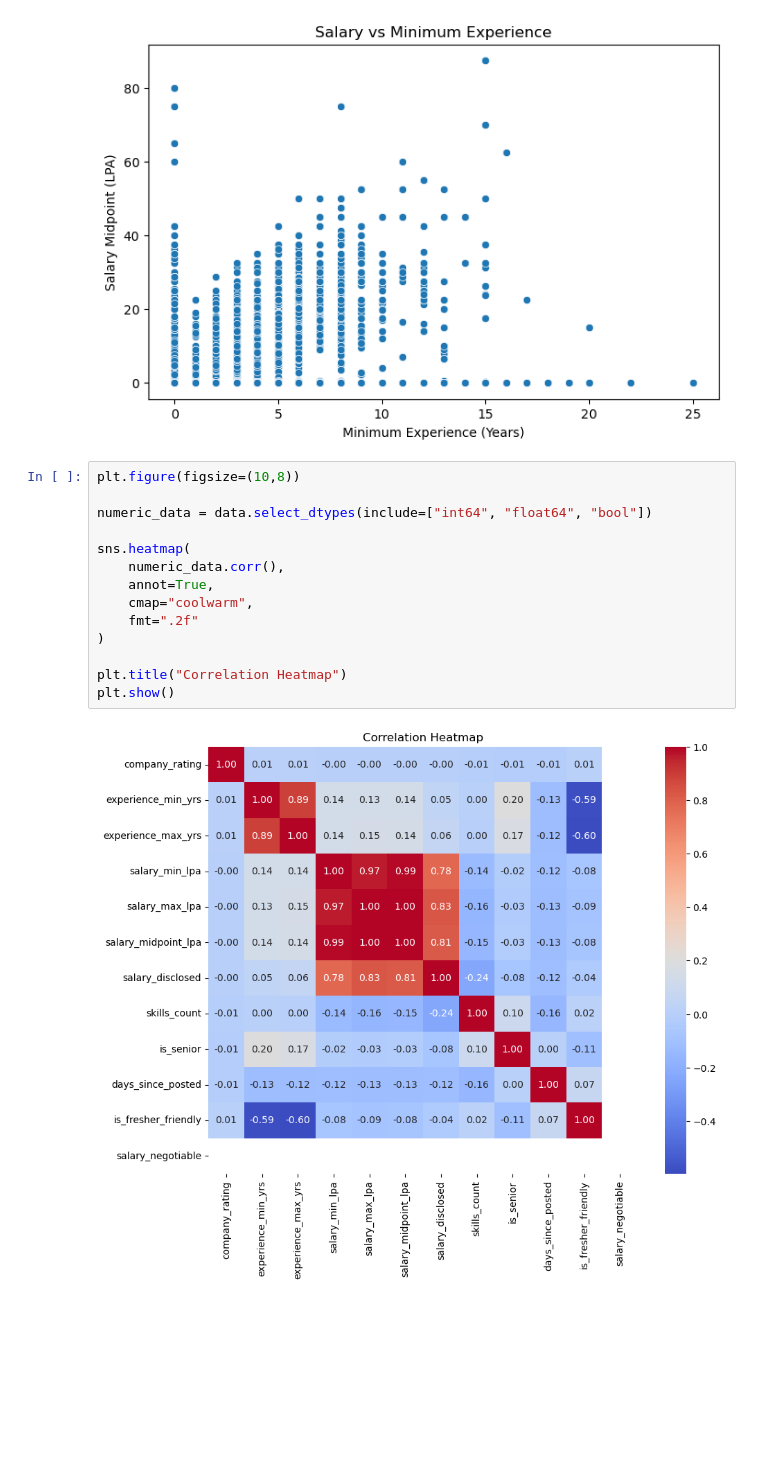
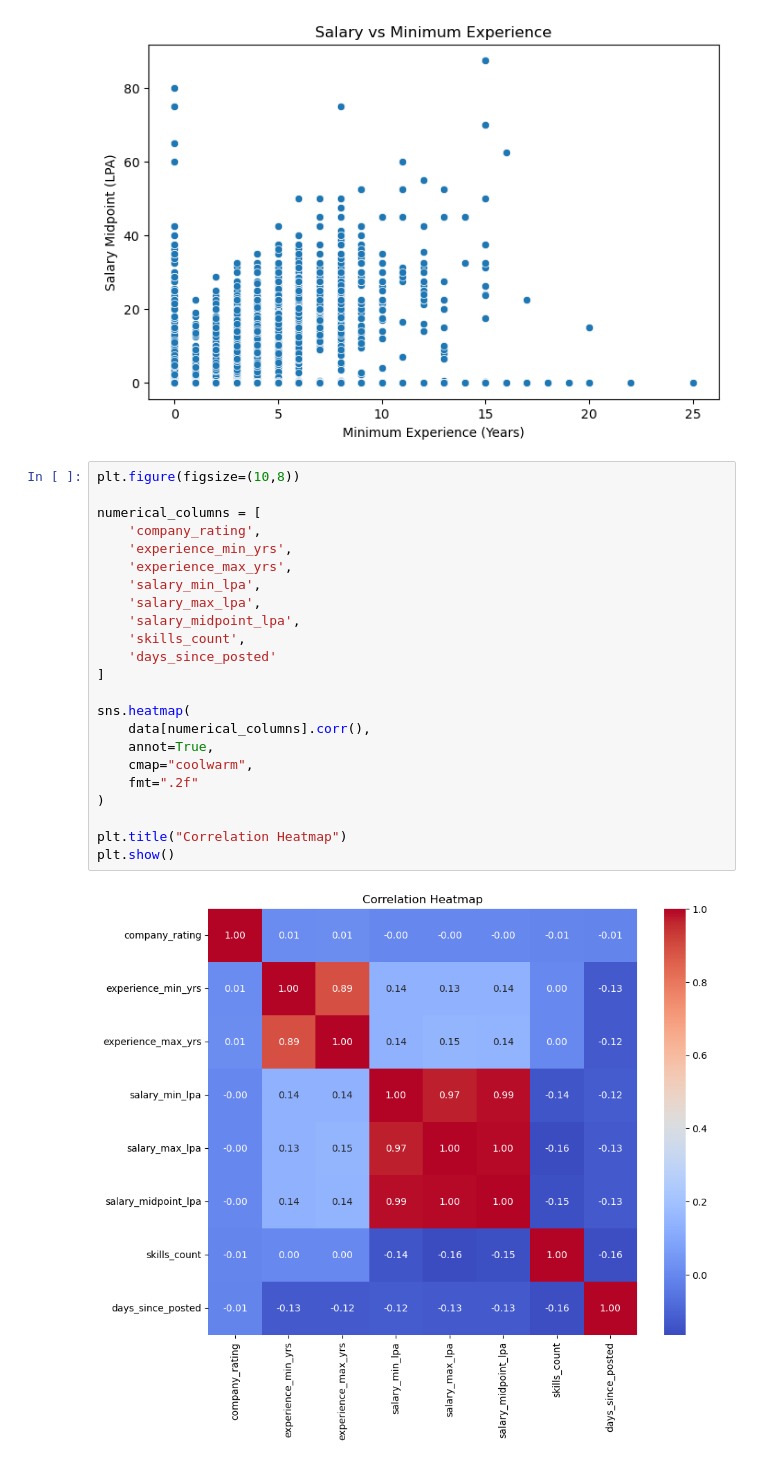
Before and after one commit to prathameshcodes03/DWM-Course-Project, a Jupyter notebook: Notebooks /Exp5 Exploratory Data Analysis(EDA).ipynb, the cells around one changed output. Saved outputs shown, nothing was run; the diff lists cells and outputs as text; blank space fills up the shorter version.

```diff
--- a/Notebooks /Exp5 Exploratory Data Analysis(EDA).ipynb
+++ b/Notebooks /Exp5 Exploratory Data Analysis(EDA).ipynb
@@ -312,16 +316,25 @@ plt.show()
 # %%
 plt.figure(figsize=(10,8))
 
-numeric_data = data.select_dtypes(include=["int64", "float64", "bool"])
+numerical_columns = [
+    'company_rating',
+    'experience_min_yrs',
+    'experience_max_yrs',
+    'salary_min_lpa',
+    'salary_max_lpa',
+    'salary_midpoint_lpa',
+    'skills_count',
+    'days_since_posted'
+]
 
 sns.heatmap(
-    numeric_data.corr(),
+    data[numerical_columns].corr(),
     annot=True,
     cmap="coolwarm",
     fmt=".2f"
 )
 
 plt.title("Correlation Heatmap")
 plt.show()
 # %% [output]
-[figure, old version]
+[figure, new version]
```
Also changed, not shown: parts of 12 cells of this notebook.
